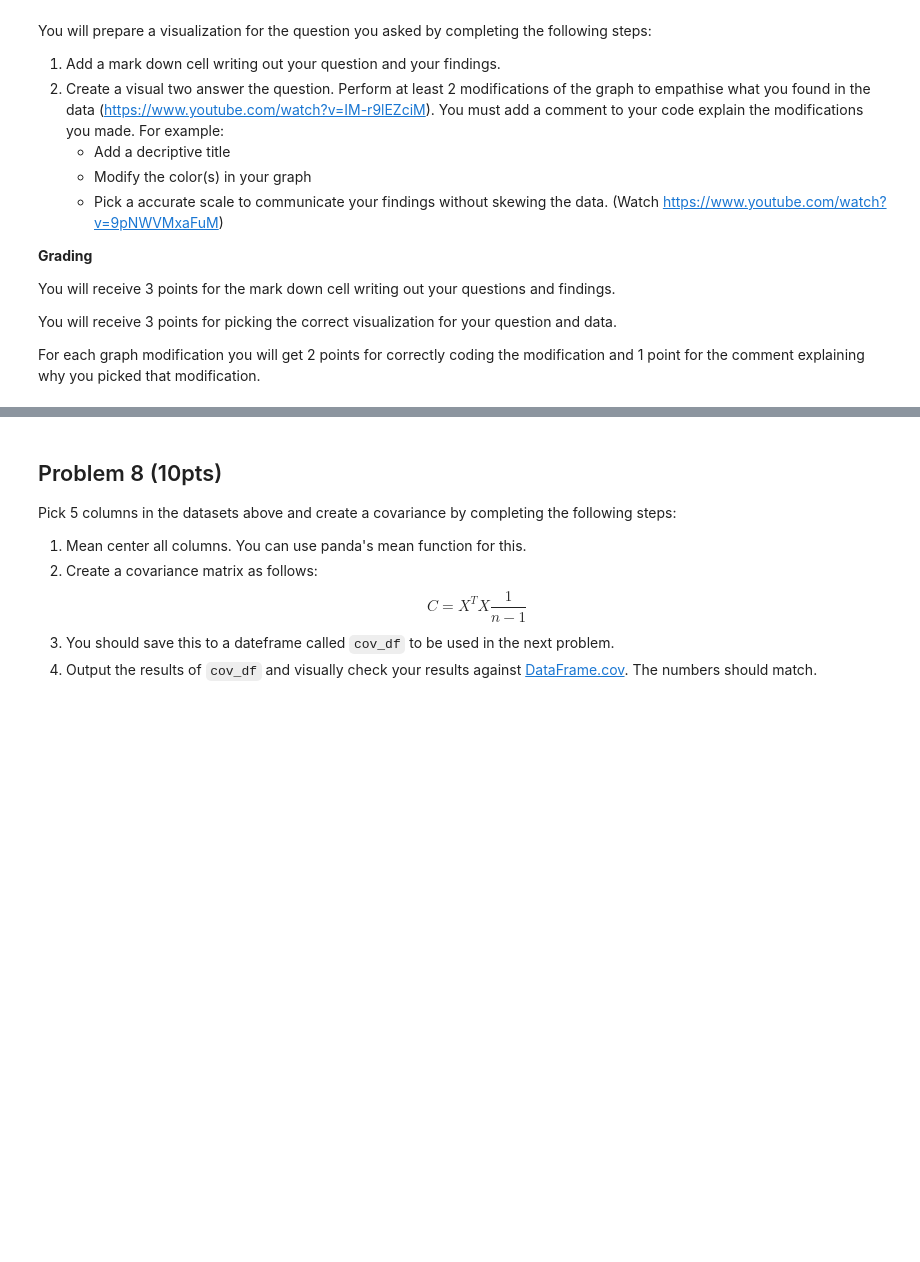
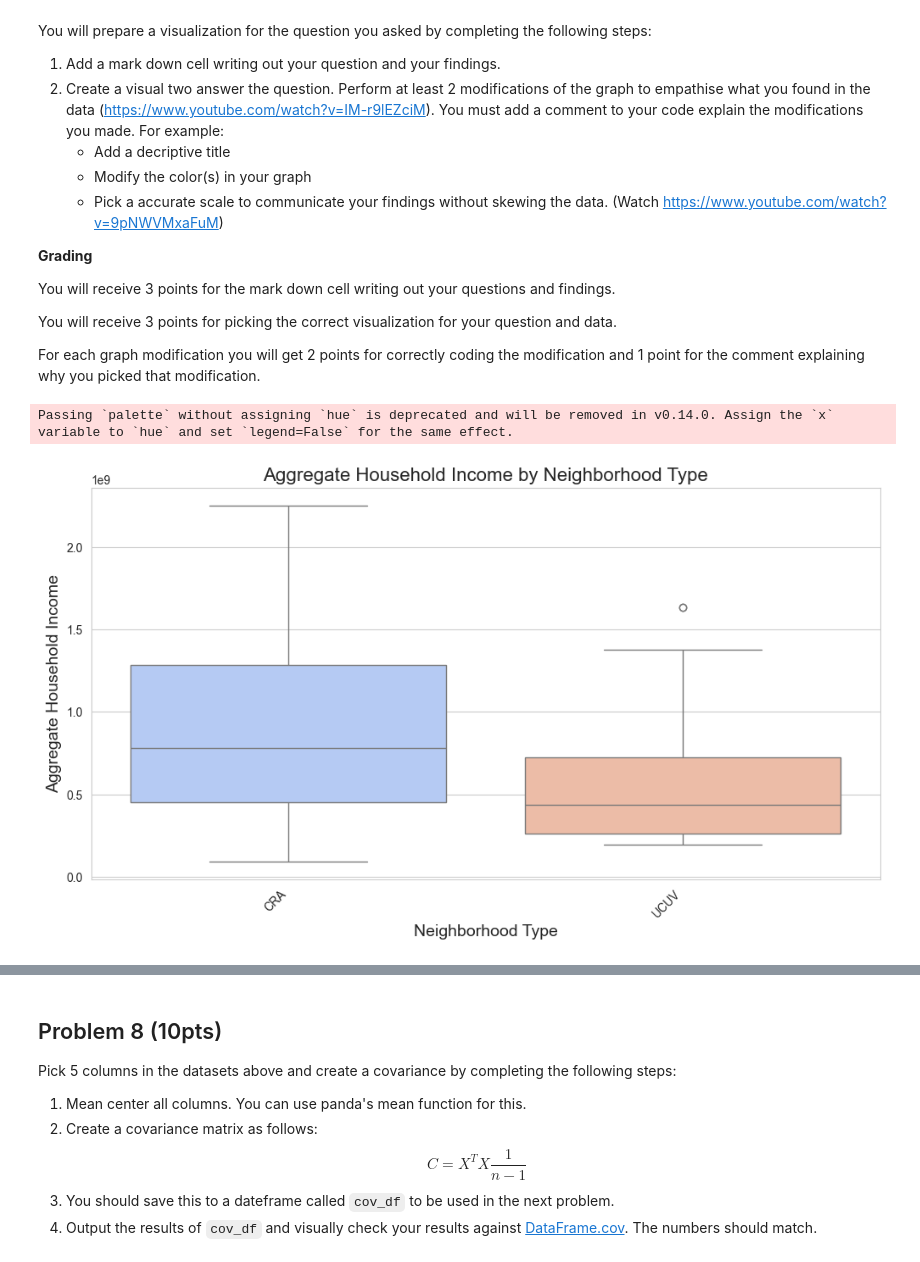
Before and after one commit to florianaewing/AD450_FE, a Jupyter notebook: week_9_viz_determ.ipynb, the cells around one changed output, grey strips where cells are left out. Saved outputs shown, nothing was run; the diff lists cells and outputs as text; code cells hidden in the pictures; blank space fills up the shorter version.

```diff
--- a/week_9_viz_determ.ipynb
+++ b/week_9_viz_determ.ipynb
@@ -609,3 +609,19 @@ You will receive 3 points for the mark down cell writing out your questions and
 You will receive 3 points for picking the correct visualization for your question and data.
 
 For each graph modification you will get 2 points for correctly coding the modification and 1 point for the comment explaining why you picked that modification.
+# %%
+plt.figure(figsize=(12, 6))
+sns.boxplot(data=filtered_df, x="neighborhood_type_x", y="aggregate_household_income", palette="coolwarm")
+
+plt.title("Aggregate Household Income by Neighborhood Type", fontsize=16)
+plt.xlabel("Neighborhood Type", fontsize=14)
+plt.ylabel("Aggregate Household Income", fontsize=14)
+
+# Rotate x-axis labels for better readability
+plt.xticks(rotation=45, ha='right')
+
+# Show the plot
+plt.show()
+# %% [output]
+Passing `palette` without assigning `hue` is deprecated and will be removed in v0.14.0. Assign the `x` variable to `hue` and set `legend=False` for the same effect.
+[figure, added]
```
Also changed, not shown: parts of 3 cells of this notebook.
